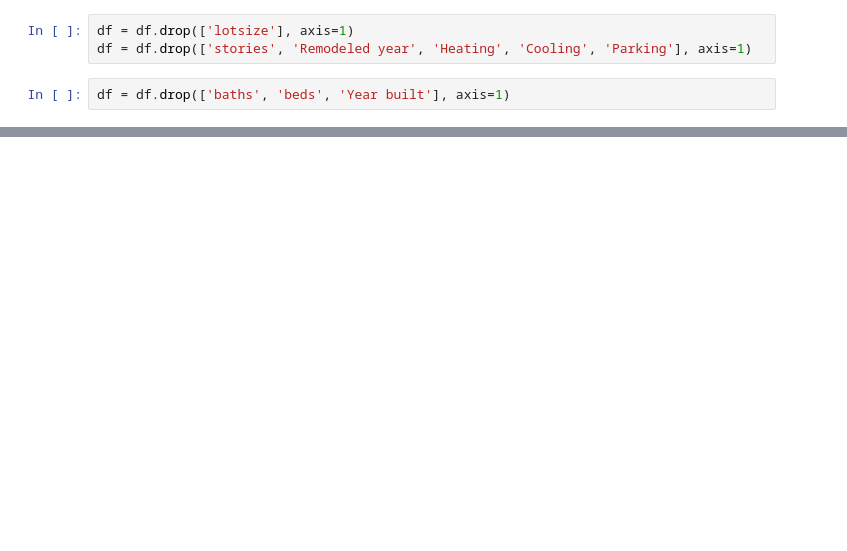
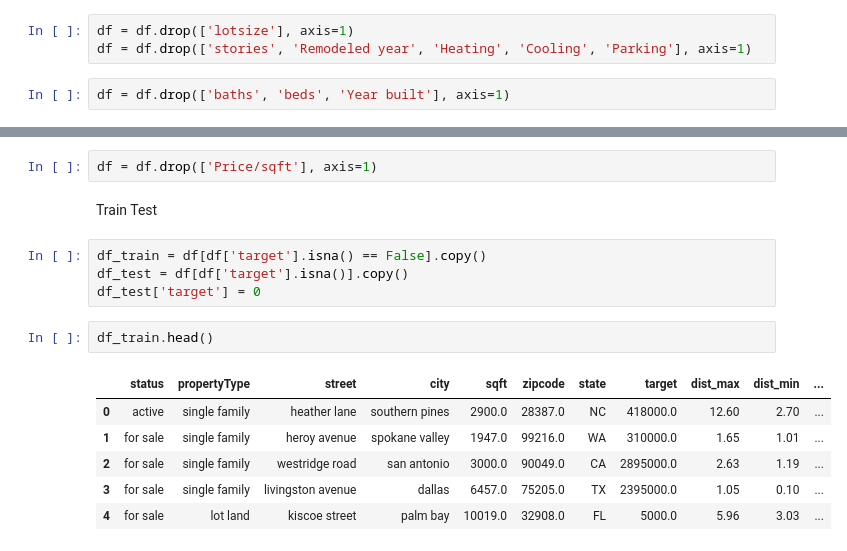
Before and after one commit to TimeryaevaM/new_rep, a Jupyter notebook: diplom_3v.ipynb, the cells around one changed output, grey strips where cells are left out. Drawn from its saved outputs; the diff is of its cells as text; blank space fills up the shorter version.

```diff
--- a/diplom_3v.ipynb
+++ b/diplom_3v.ipynb
@@ -1015,0 +1075,17 @@ memory usage: 48.9+ MB
+# %%
+df = df.drop(['Price/sqft'], axis=1)
+# %% [markdown]
+Train Test
+# %%
+df_train = df[df['target'].isna() == False].copy()
+df_test = df[df['target'].isna()].copy()
+df_test['target'] = 0
+# %%
+df_train.head()
+# %% [output]
+|  | status | propertyType | street | city | sqft | zipcode | state | target | dist_max | dist_min | ... |
+| 0 | active | single family | heather lane | southern pines | 2900.0 | 28387.0 | NC | 418000.0 | 12.60 | 2.70 | ... |
+| 1 | for sale | single family | heroy avenue | spokane valley | 1947.0 | 99216.0 | WA | 310000.0 | 1.65 | 1.01 | ... |
+| 2 | for sale | single family | westridge road | san antonio | 3000.0 | 90049.0 | CA | 2895000.0 | 2.63 | 1.19 | ... |
+| 3 | for sale | single family | livingston avenue | dallas | 6457.0 | 75205.0 | TX | 2395000.0 | 1.05 | 0.10 | ... |
+| 4 | for sale | lot land | kiscoe street | palm bay | 10019.0 | 32908.0 | FL | 5000.0 | 5.96 | 3.03 | ... |
```
Also changed, not shown: parts of 57 cells of this notebook.
